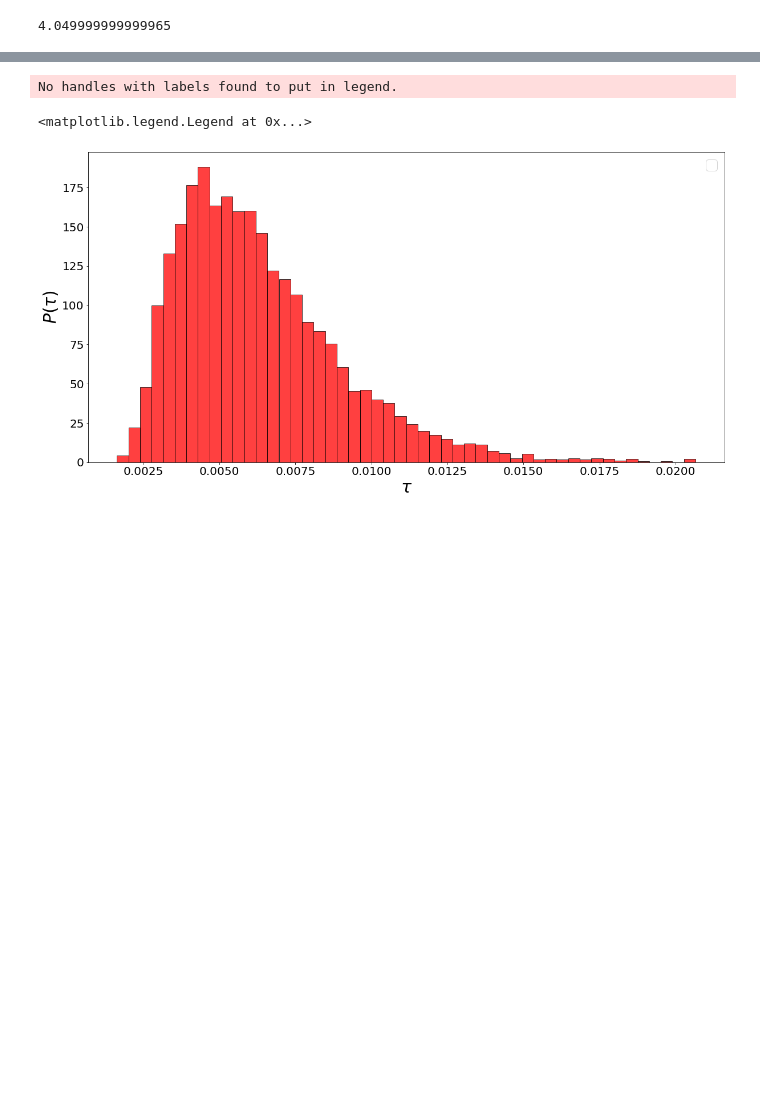
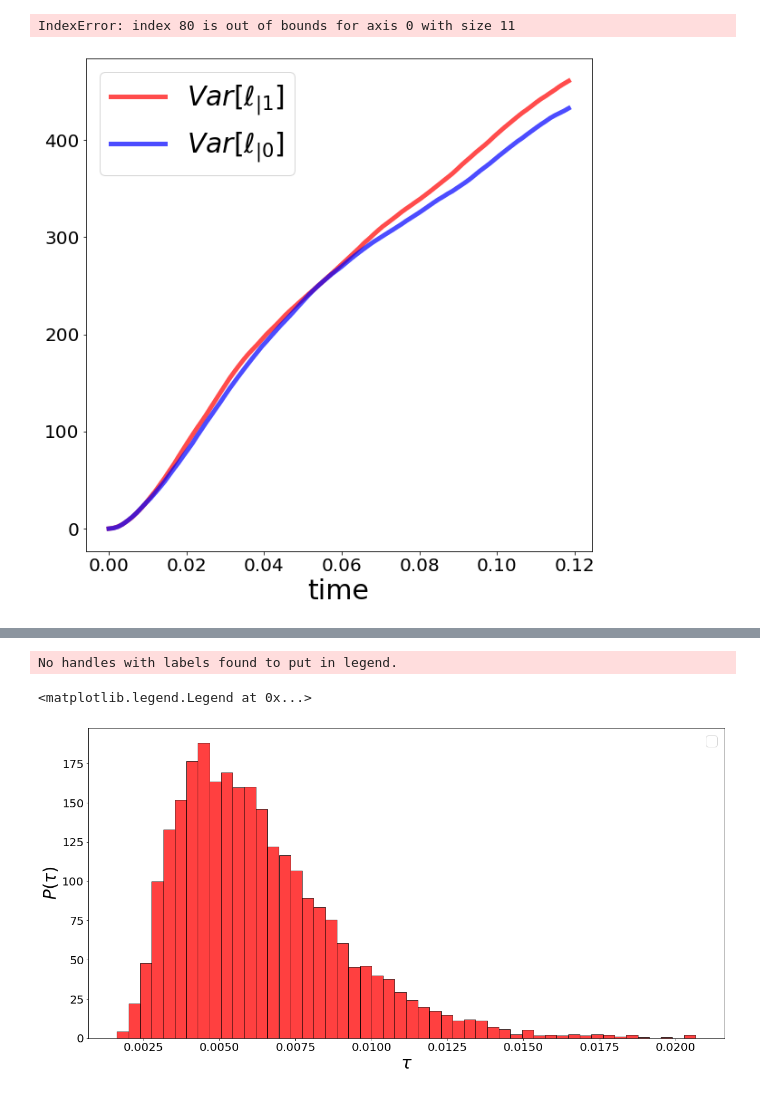
Before and after one commit to matibilkis/cdisc, a Jupyter notebook: analysis/analysis_freq/jupyter_make_plots.ipynb, the cells around one changed output, grey strips where cells are left out. Cells and saved outputs as stored; diff of their text form; code cells hidden in the pictures; blank space fills up the shorter version.

```diff
--- a/analysis/analysis_freq/jupyter_make_plots.ipynb
+++ b/analysis/analysis_freq/jupyter_make_plots.ipynb
@@ -91,4 +94,17 @@ ax.yaxis.set_tick_params(labelsize=20)
 # %%
-bpos[80]
+np.arming(timstats
 # %% [output]
-4.049999999999965
+IndexError: index 80 is out of bounds for axis 0 with size 11
+# %%
+plt.figure(figsize=(10,10))
+ax=plt.subplot()
+timindt = timind[::100]
+ax.plot(timindt,np.std(ll1,axis=0),color="red", alpha=.7, linewidth=5,label=r'$Var[\ell_{|1}]$')
+ax.plot(timindt,np.std(ll0,axis=0),color="blue", alpha=.7, linewidth=5,label=r'$Var[\ell_{|0}]$')
+ax.legend(prop={"size":30})
+ax.set_xlabel("time",size=30)
+ax.xaxis.set_tick_params(labelsize=20)
+ax.yaxis.set_tick_params(labelsize=20)
+plt.savefig("figures_freq/var_time_200.pdf")
+# %% [output]
+[figure, added]
```
Also changed, not shown: parts of 20 cells of this notebook, 9 other files.
